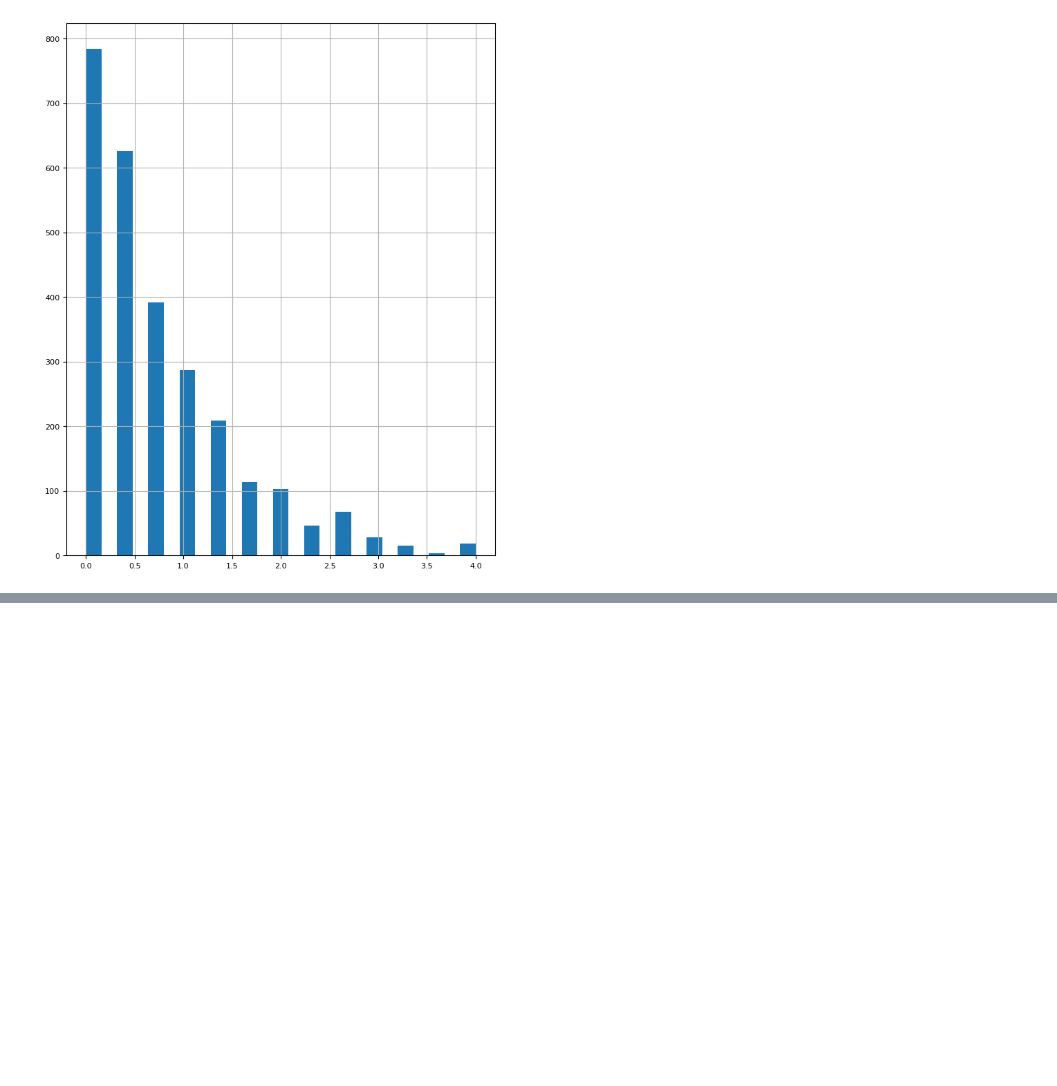
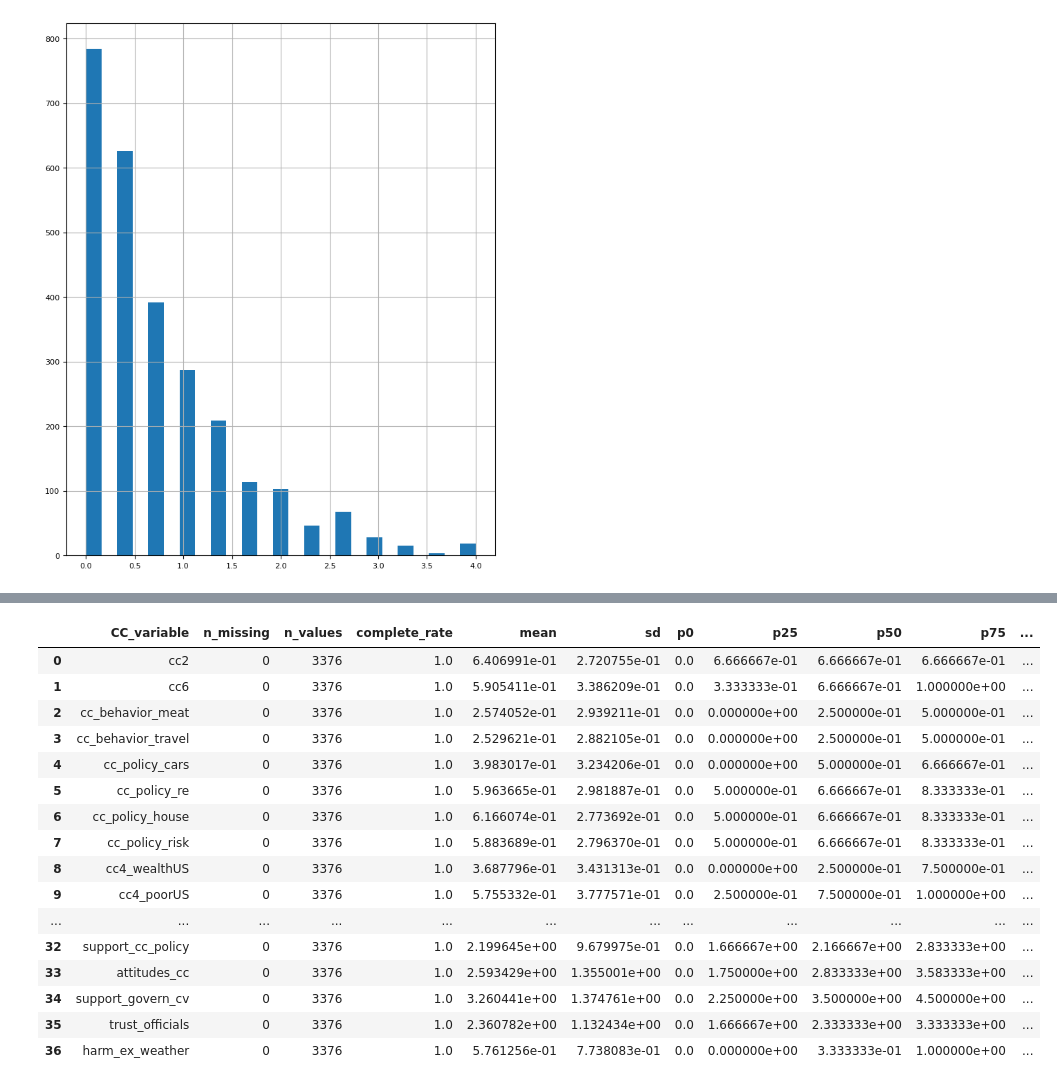
Before and after one commit to torresge24/analysis-climate-change-attitudes, a Jupyter notebook: EDA.ipynb, the cells around one changed output, grey strips where cells are left out. Saved outputs shown, nothing was run; the diff lists cells and outputs as text; code cells hidden in the pictures; blank space fills up the shorter version.

```diff
--- a/EDA.ipynb
+++ b/EDA.ipynb
@@ -802,0 +832,21 @@ summarize_dataframe(w5w6_st[selected_columns].dropna()) # Only the people that h
+# %%
+w5w6_st = w5w6_st.fillna(0)
+summarize_dataframe(w5w6_st)
+# %% [output]
+|  | CC_variable | n_missing | n_values | complete_rate | mean | sd | p0 | p25 | p50 | p75 | ... |
+| 0 | cc2 | 0 | 3376 | 1.0 | 6.406991e-01 | 2.720755e-01 | 0.0 | 6.666667e-01 | 6.666667e-01 | 6.666667e-01 | ... |
+| 1 | cc6 | 0 | 3376 | 1.0 | 5.905411e-01 | 3.386209e-01 | 0.0 | 3.333333e-01 | 6.666667e-01 | 1.000000e+00 | ... |
+| 2 | cc_behavior_meat | 0 | 3376 | 1.0 | 2.574052e-01 | 2.939211e-01 | 0.0 | 0.000000e+00 | 2.500000e-01 | 5.000000e-01 | ... |
+| 3 | cc_behavior_travel | 0 | 3376 | 1.0 | 2.529621e-01 | 2.882105e-01 | 0.0 | 0.000000e+00 | 2.500000e-01 | 5.000000e-01 | ... |
+| 4 | cc_policy_cars | 0 | 3376 | 1.0 | 3.983017e-01 | 3.234206e-01 | 0.0 | 0.000000e+00 | 5.000000e-01 | 6.666667e-01 | ... |
+| 5 | cc_policy_re | 0 | 3376 | 1.0 | 5.963665e-01 | 2.981887e-01 | 0.0 | 5.000000e-01 | 6.666667e-01 | 8.333333e-01 | ... |
+| 6 | cc_policy_house | 0 | 3376 | 1.0 | 6.166074e-01 | 2.773692e-01 | 0.0 | 5.000000e-01 | 6.666667e-01 | 8.333333e-01 | ... |
+| 7 | cc_policy_risk | 0 | 3376 | 1.0 | 5.883689e-01 | 2.796370e-01 | 0.0 | 5.000000e-01 | 6.666667e-01 | 8.333333e-01 | ... |
+| 8 | cc4_wealthUS | 0 | 3376 | 1.0 | 3.687796e-01 | 3.431313e-01 | 0.0 | 0.000000e+00 | 2.500000e-01 | 7.500000e-01 | ... |
+| 9 | cc4_poorUS | 0 | 3376 | 1.0 | 5.755332e-01 | 3.777571e-01 | 0.0 | 2.500000e-01 | 7.500000e-01 | 1.000000e+00 | ... |
+| ... | ... | ... | ... | ... | ... | ... | ... | ... | ... | ... | ... |
+| 32 | support_cc_policy | 0 | 3376 | 1.0 | 2.199645e+00 | 9.679975e-01 | 0.0 | 1.666667e+00 | 2.166667e+00 | 2.833333e+00 | ... |
+| 33 | attitudes_cc | 0 | 3376 | 1.0 | 2.593429e+00 | 1.355001e+00 | 0.0 | 1.750000e+00 | 2.833333e+00 | 3.583333e+00 | ... |
+| 34 | support_govern_cv | 0 | 3376 | 1.0 | 3.260441e+00 | 1.374761e+00 | 0.0 | 2.250000e+00 | 3.500000e+00 | 4.500000e+00 | ... |
+| 35 | trust_officials | 0 | 3376 | 1.0 | 2.360782e+00 | 1.132434e+00 | 0.0 | 1.666667e+00 | 2.333333e+00 | 3.333333e+00 | ... |
+| 36 | harm_ex_weather | 0 | 3376 | 1.0 | 5.761256e-01 | 7.738083e-01 | 0.0 | 0.000000e+00 | 3.333333e-01 | 1.000000e+00 | ... |
```
Also changed, not shown: parts of 18 cells of this notebook.
